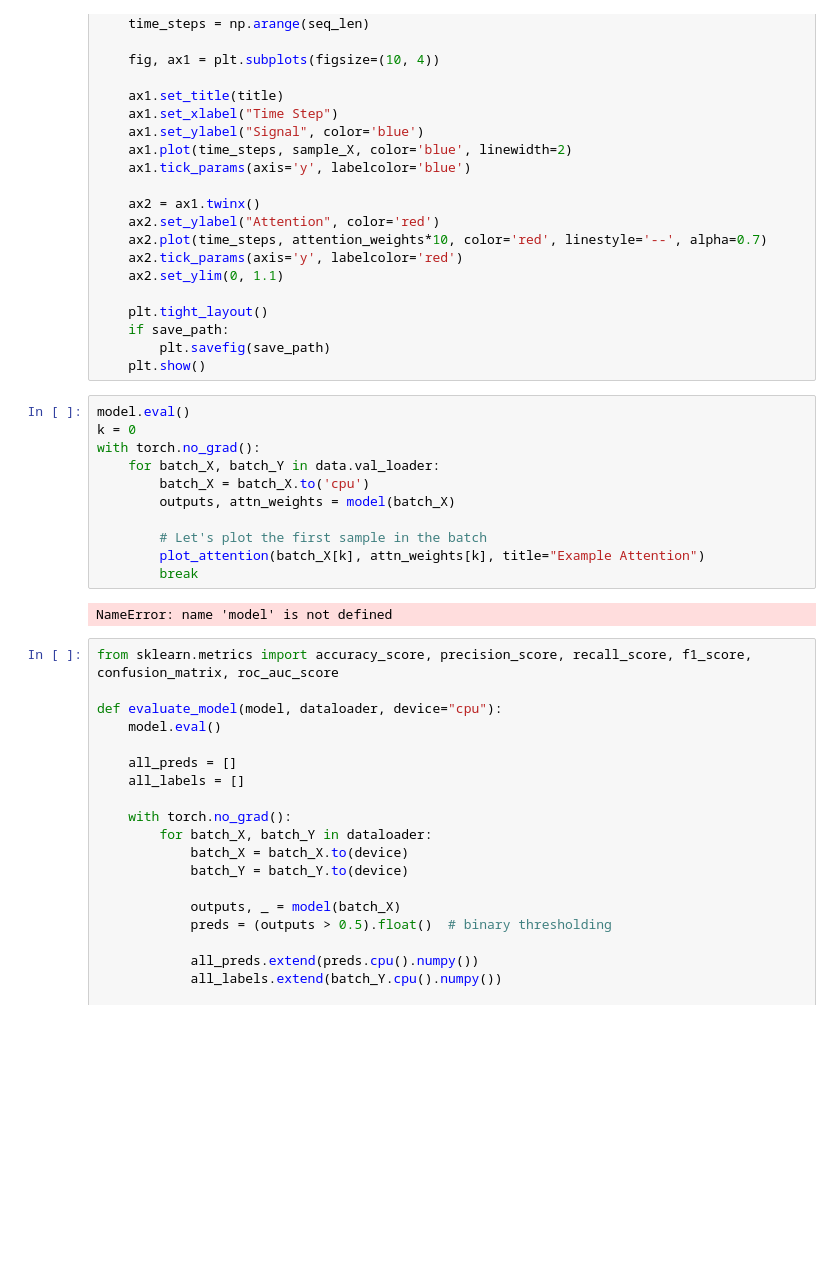
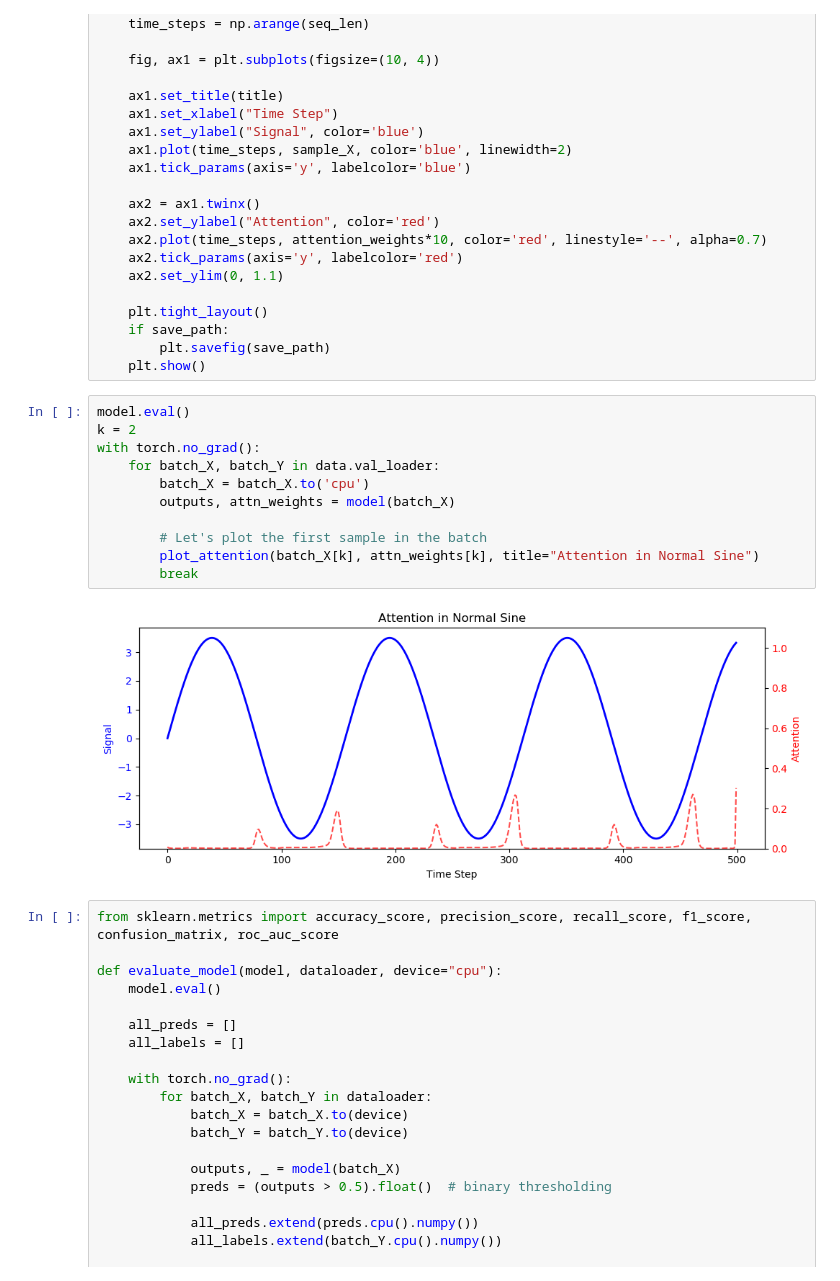
Before and after one commit to PieroPaialungaAI/TimeSeriesAttention, a Jupyter notebook: exploration.ipynb, the cells around one changed output. Saved outputs shown, nothing was run; the diff lists cells and outputs as text; blank space fills up the shorter version.

```diff
--- a/exploration.ipynb
+++ b/exploration.ipynb
@@ -67,17 +67,17 @@ def plot_attention(sample_X, attention_weights, title="Attention over Time", sav
     plt.show()
 # %%
 model.eval()
-k = 0
+k = 2
 with torch.no_grad():
     for batch_X, batch_Y in data.val_loader:
         batch_X = batch_X.to('cpu')
         outputs, attn_weights = model(batch_X)
 
         # Let's plot the first sample in the batch
-        plot_attention(batch_X[k], attn_weights[k], title="Example Attention")
+        plot_attention(batch_X[k], attn_weights[k], title="Attention in Normal Sine")
         break
 # %% [output]
-NameError: name 'model' is not defined
+[figure, added]
 # %%
 from sklearn.metrics import accuracy_score, precision_score, recall_score, f1_score, confusion_matrix, roc_auc_score
 
```
Also changed, not shown: parts of 2 cells of this notebook, 3 other files.
